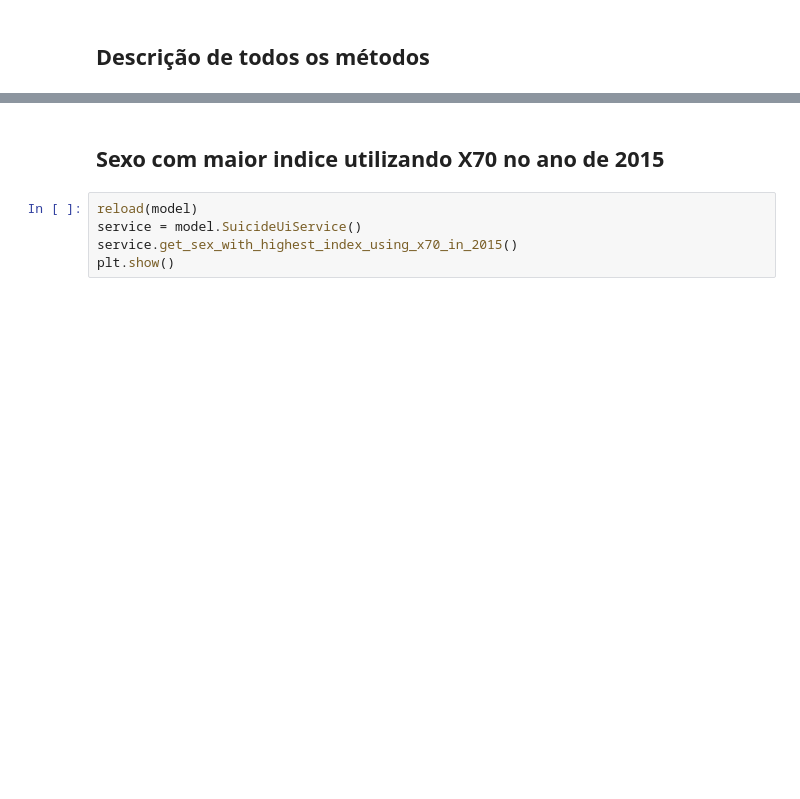
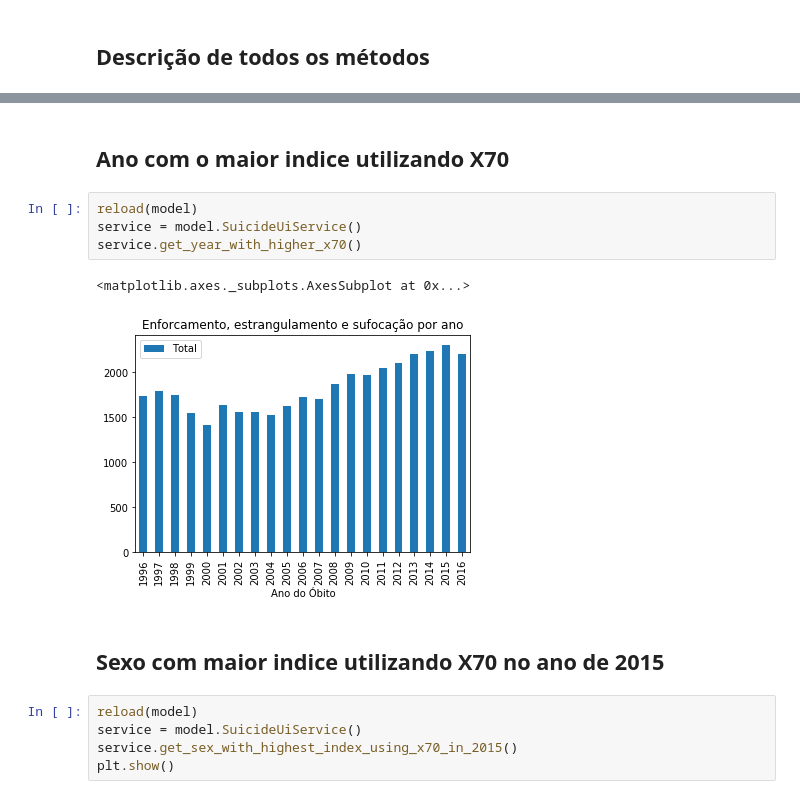
Before and after one commit to vitebo/suicide-analysis, a Jupyter notebook: src/dados.ipynb, the cells around one changed output, grey strips where cells are left out. Drawn from its saved outputs; the diff is of its cells as text; blank space fills up the shorter version.

```diff
--- a/src/dados.ipynb
+++ b/src/dados.ipynb
@@ -50,3 +40,12 @@ plt.show()
+# %% [markdown]
+## Ano com o maior indice utilizando X70
+# %%
+reload(model)
+service = model.SuicideUiService()
+service.get_year_with_higher_x70()
+# %% [output]
+<matplotlib.axes._subplots.AxesSubplot at 0x...>
+[figure, added]
 # %% [markdown]
 ## Sexo com maior indice utilizando X70 no ano de 2015
 # %%
```
Also changed, not shown: parts of 5 cells of this notebook, 1 other file.
